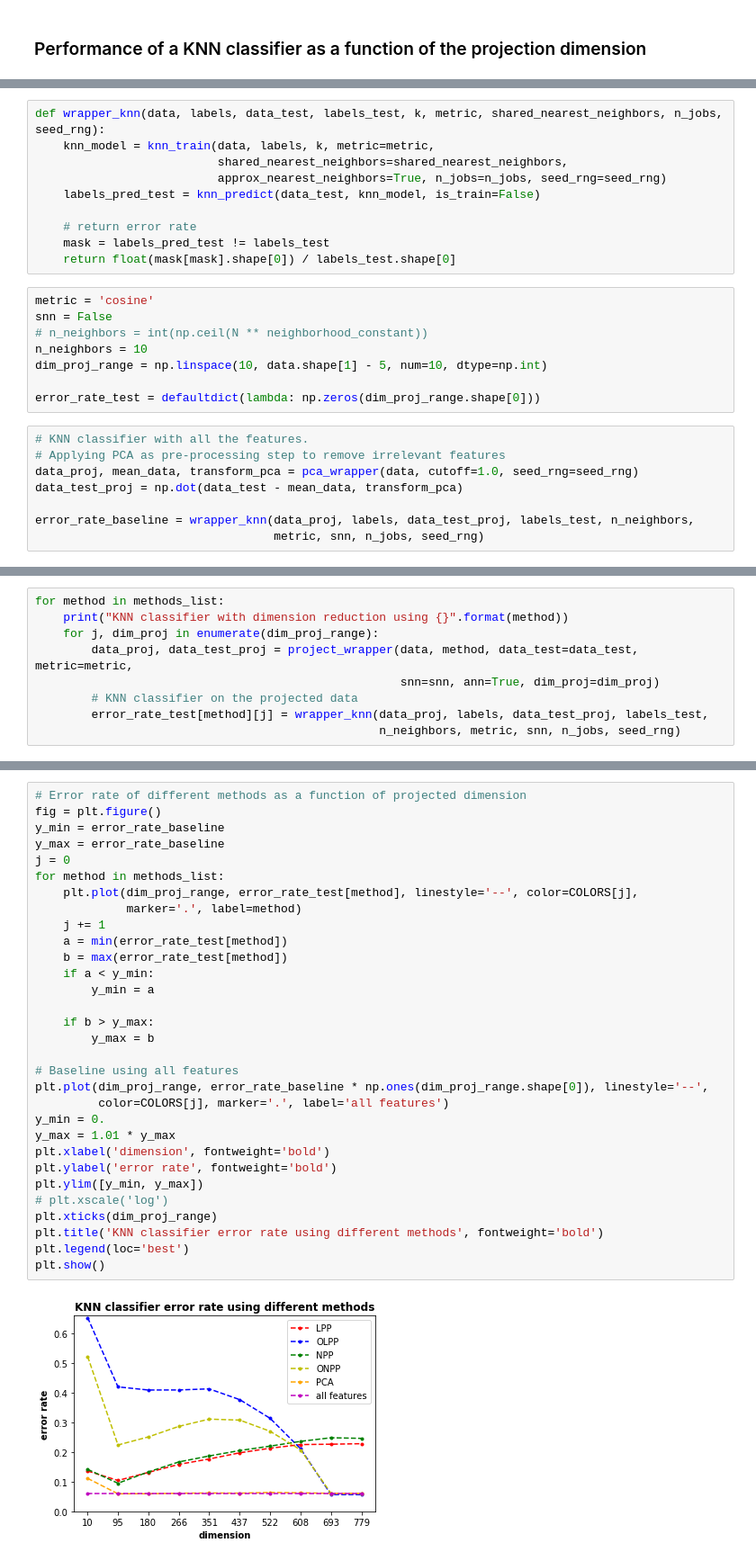
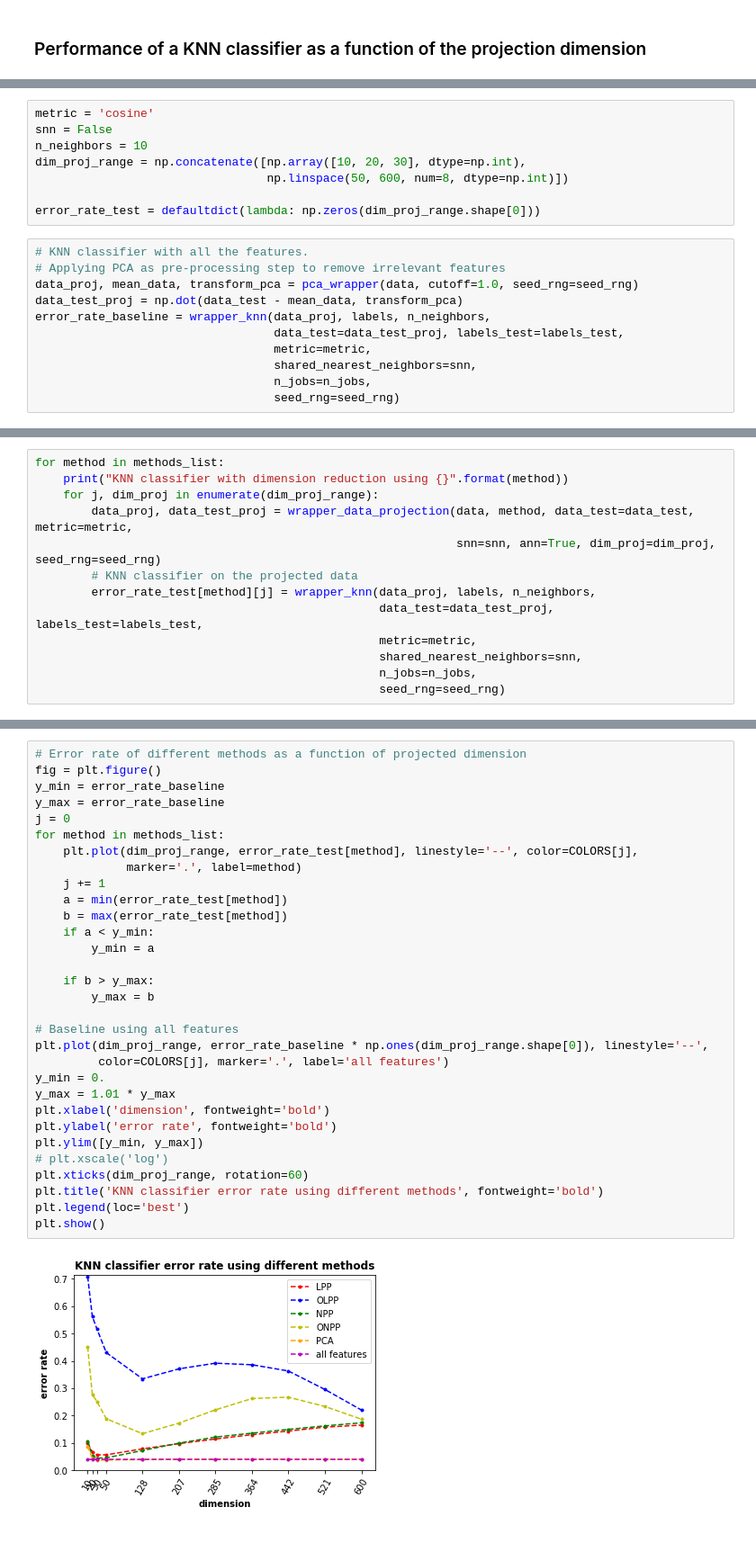
Before and after one commit to jayaram-r/KNN-anomaly-detection, a Jupyter notebook: evaluate_dimension_reduction.ipynb, the cells around one changed output, grey strips where cells are left out. Shown at 90% size. Saved outputs shown, nothing was run; the diff lists cells and outputs as text.

```diff
--- a/evaluate_dimension_reduction.ipynb
+++ b/evaluate_dimension_reduction.ipynb
@@ -468,19 +376,9 @@ def knn_predict(X, knn_model, is_train=False):
-# %%
-def wrapper_knn(data, labels, data_test, labels_test, k, metric, shared_nearest_neighbors, n_jobs, seed_rng):
-    knn_model = knn_train(data, labels, k, metric=metric,
-                          shared_nearest_neighbors=shared_nearest_neighbors,
-                          approx_nearest_neighbors=True, n_jobs=n_jobs, seed_rng=seed_rng)
-    labels_pred_test = knn_predict(data_test, knn_model, is_train=False)
-
-    # return error rate
-    mask = labels_pred_test != labels_test
-    return float(mask[mask].shape[0]) / labels_test.shape[0]
 # %%
 metric = 'cosine'
 snn = False
-# n_neighbors = int(np.ceil(N ** neighborhood_constant))
 n_neighbors = 10
-dim_proj_range = np.linspace(10, data.shape[1] - 5, num=10, dtype=np.int)
+dim_proj_range = np.concatenate([np.array([10, 20, 30], dtype=np.int),
+                                 np.linspace(50, 600, num=8, dtype=np.int)])
 
 error_rate_test = defaultdict(lambda: np.zeros(dim_proj_range.shape[0]))
 # %%
@@ -488,8 +386,11 @@ error_rate_test = defaultdict(lambda: np.zeros(dim_proj_range.shape[0]))
 # Applying PCA as pre-processing step to remove irrelevant features
 data_proj, mean_data, transform_pca = pca_wrapper(data, cutoff=1.0, seed_rng=seed_rng)
 data_test_proj = np.dot(data_test - mean_data, transform_pca)
-
-error_rate_baseline = wrapper_knn(data_proj, labels, data_test_proj, labels_test, n_neighbors,
-                                  metric, snn, n_jobs, seed_rng)
+error_rate_baseline = wrapper_knn(data_proj, labels, n_neighbors,
+                                  data_test=data_test_proj, labels_test=labels_test,
+                                  metric=metric,
+                                  shared_nearest_neighbors=snn,
+                                  n_jobs=n_jobs,
+                                  seed_rng=seed_rng)
 # %% [output]
 INFO:dimension_reduction_methods:Number of nonzero singular values in the data matrix = 784
@@ -499,11 +400,15 @@ INFO:dimension_reduction_methods:Dimension of the PCA transformed data = 664
 for method in methods_list:
     print("KNN classifier with dimension reduction using {}".format(method))
     for j, dim_proj in enumerate(dim_proj_range):
-        data_proj, data_test_proj = project_wrapper(data, method, data_test=data_test, metric=metric,
-                                                    snn=snn, ann=True, dim_proj=dim_proj)
+        data_proj, data_test_proj = wrapper_data_projection(data, method, data_test=data_test, metric=metric,
+                                                            snn=snn, ann=True, dim_proj=dim_proj, seed_rng=seed_rng)
         # KNN classifier on the projected data
-        error_rate_test[method][j] = wrapper_knn(data_proj, labels, data_test_proj, labels_test,
-                                                 n_neighbors, metric, snn, n_jobs, seed_rng)
+        error_rate_test[method][j] = wrapper_knn(data_proj, labels, n_neighbors,
+                                                 data_test=data_test_proj, labels_test=labels_test,
+                                                 metric=metric,
+                                                 shared_nearest_neighbors=snn,
+                                                 n_jobs=n_jobs,
+                                                 seed_rng=seed_rng)
 # %% [output]
 INFO:dimension_reduction_methods:Applying PCA as first-level dimension reduction step
 KNN classifier with dimension reduction using LPP
@@ -600,32 +505,32 @@ INFO:dimension_reduction_methods:Dimension of the PCA transformed data = 779
 # Error rate of different methods as a function of projected dimension
 fig = plt.figure()
 y_min = error_rate_baseline
 y_max = error_rate_baseline
 j = 0
 for method in methods_list:
     plt.plot(dim_proj_range, error_rate_test[method], linestyle='--', color=COLORS[j],
              marker='.', label=method)
     j += 1
     a = min(error_rate_test[method])
     b = max(error_rate_test[method])
     if a < y_min:
         y_min = a
 
     if b > y_max:
         y_max = b
 
 # Baseline using all features
 plt.plot(dim_proj_range, error_rate_baseline * np.ones(dim_proj_range.shape[0]), linestyle='--',
          color=COLORS[j], marker='.', label='all features')
 y_min = 0.
 y_max = 1.01 * y_max
 plt.xlabel('dimension', fontweight='bold')
 plt.ylabel('error rate', fontweight='bold')
 plt.ylim([y_min, y_max])
 # plt.xscale('log')
-plt.xticks(dim_proj_range)
+plt.xticks(dim_proj_range, rotation=60)
 plt.title('KNN classifier error rate using different methods', fontweight='bold')
 plt.legend(loc='best')
 plt.show()
 # %% [output]
-[figure, old version]
+[figure, new version]
```
Also changed, not shown: parts of 17 cells of this notebook, 4 other files.
